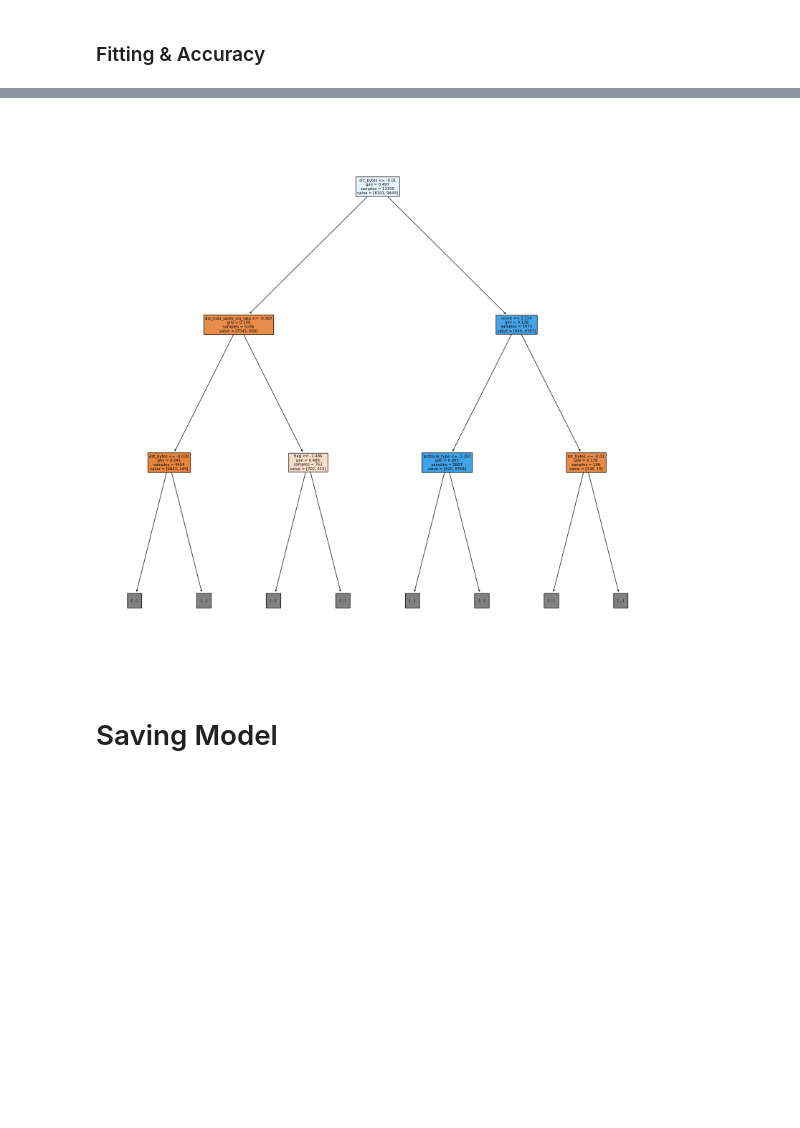
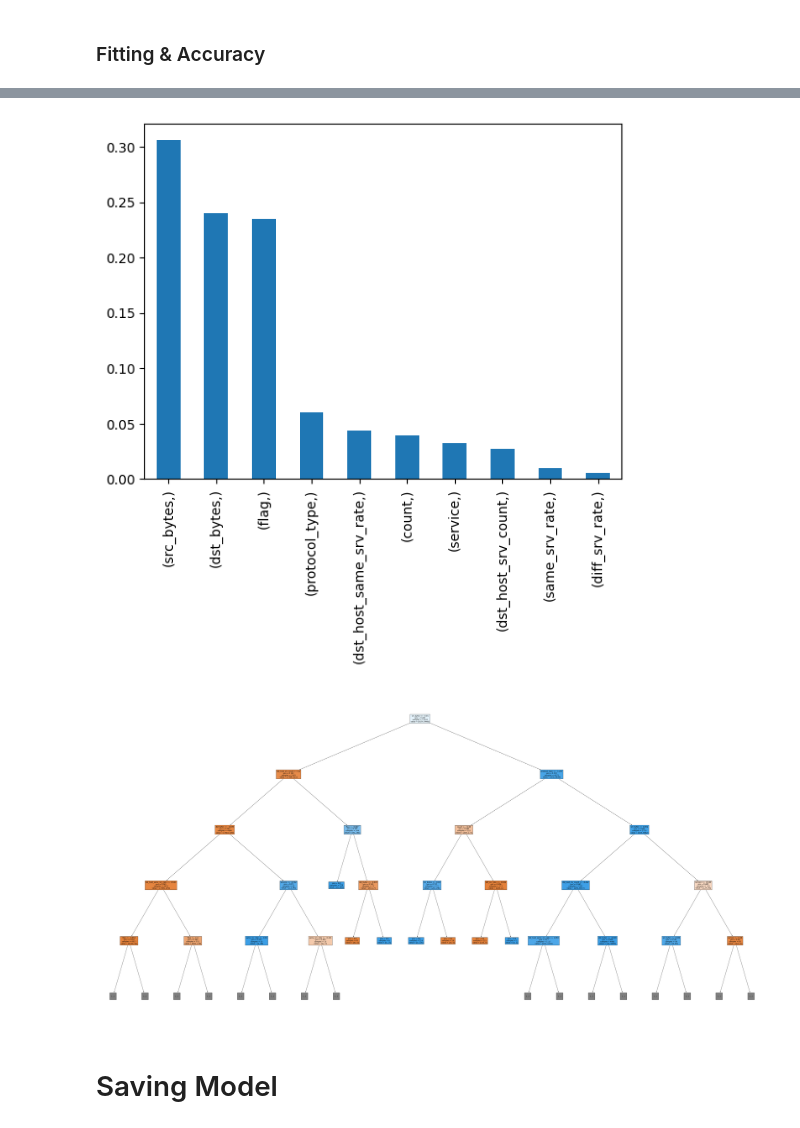
Before and after one commit to BelierJavier/Vigil, a Jupyter notebook: packages/ids_model.ipynb, the cells around one changed output, grey strips where cells are left out. Drawn from its saved outputs; the diff is of its cells as text; code cells hidden in the pictures; blank space fills up the shorter version.

```diff
--- a/packages/ids_model.ipynb
+++ b/packages/ids_model.ipynb
@@ -307,11 +318,18 @@ weighted avg       1.00      1.00      1.00      7558
+# %%
+feature_importances = pd.Series(rf.feature_importances_, index=pd.DataFrame(selected_features)).sort_values(ascending=False)
+
+# Plot a simple bar chart
+feature_importances.plot.bar();
+# %% [output]
+[figure, added]
 # %%
-plt.figure(figsize=(20,20))
+plt.figure(figsize=(80,40))
 _= tree.plot_tree(rf.estimators_[0],
                   feature_names=selected_features,
-                  max_depth=2,
+                  max_depth=4,
                   filled=True)
 # %% [output]
-[figure, old version]
+[figure, new version]
 # %% [markdown]
 <h1>Saving Model</h1>
 # %%
```
Also changed, not shown: parts of 4 cells of this notebook, 2 other files.
